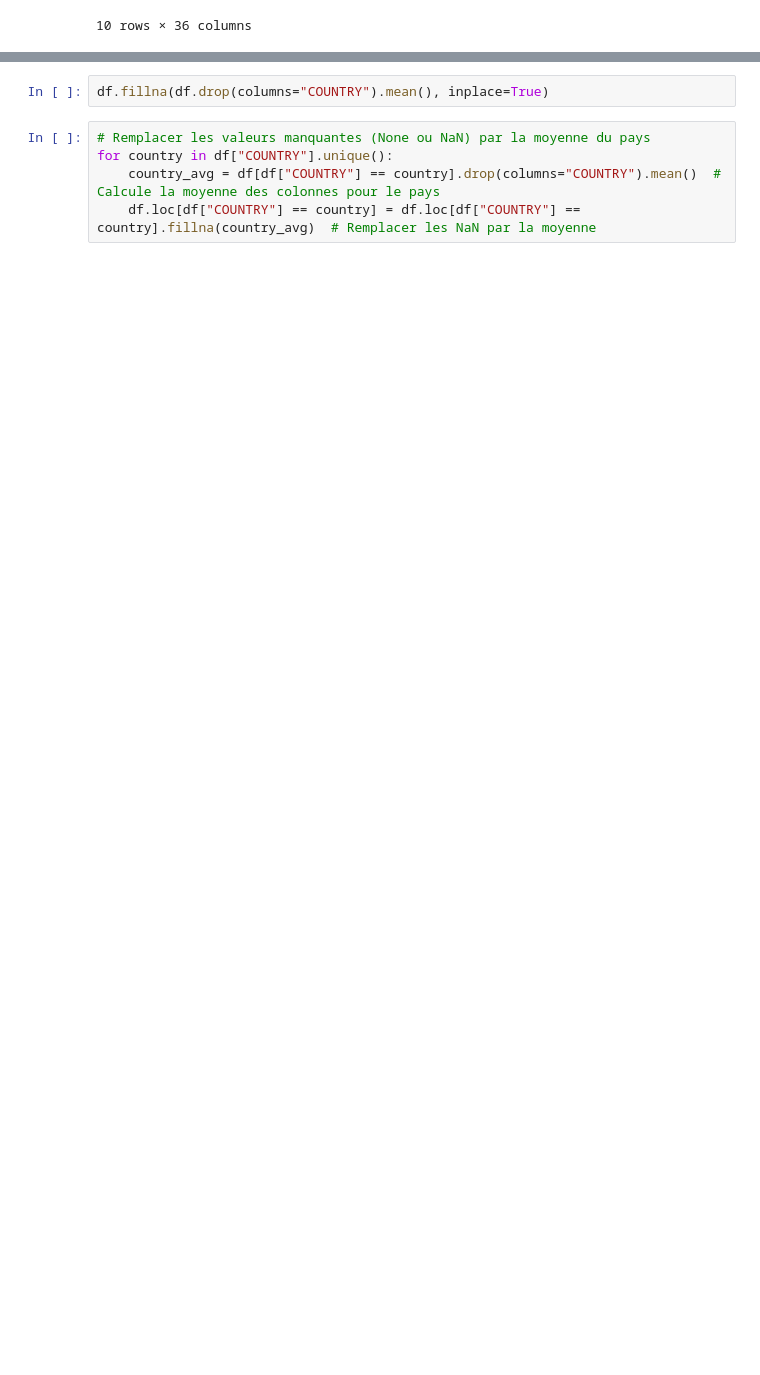
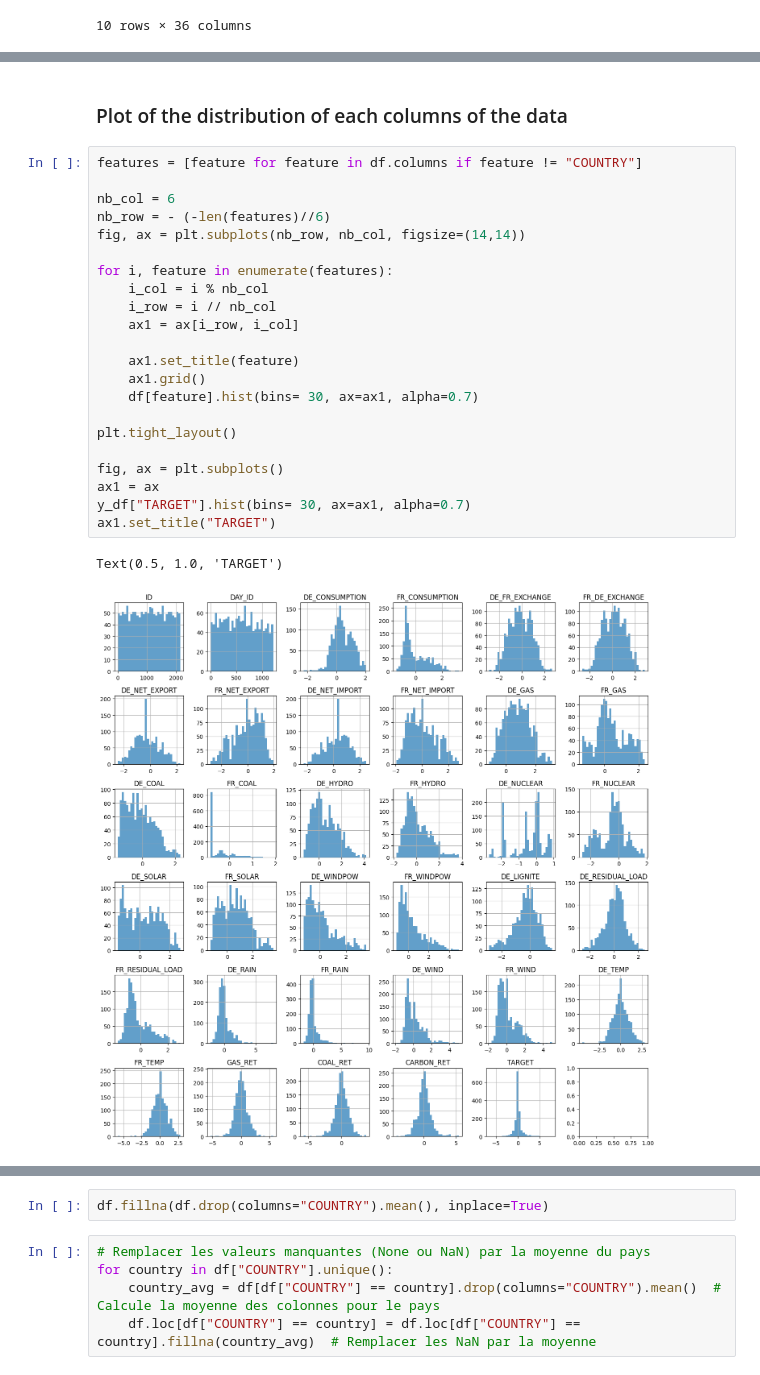
Before and after one commit to alixlm/Machine-Learning-Project, a Jupyter notebook: ML - Notebook Nathan.ipynb, the cells around one changed output, grey strips where cells are left out. Cells and saved outputs as stored; diff of their text form; blank space fills up the shorter version.

```diff
--- a/ML - Notebook Nathan.ipynb
+++ b/ML - Notebook Nathan.ipynb
@@ -51,0 +77,27 @@ df.head(10)
+# %% [markdown]
+### Plot of the distribution of each columns of the data
+# %%
+features = [feature for feature in df.columns if feature != "COUNTRY"]
+
+nb_col = 6
+nb_row = - (-len(features)//6)
+fig, ax = plt.subplots(nb_row, nb_col, figsize=(14,14))
+
+for i, feature in enumerate(features):
+    i_col = i % nb_col
+    i_row = i // nb_col
+    ax1 = ax[i_row, i_col]
+
+    ax1.set_title(feature)
+    ax1.grid()
+    df[feature].hist(bins= 30, ax=ax1, alpha=0.7)
+
+plt.tight_layout()
+
+fig, ax = plt.subplots()
+ax1 = ax
+y_df["TARGET"].hist(bins= 30, ax=ax1, alpha=0.7)
+ax1.set_title("TARGET")
+# %% [output]
+Text(0.5, 1.0, 'TARGET')
+[figure, added]
```
Also changed, not shown: parts of 75 cells of this notebook, 1 other file.
